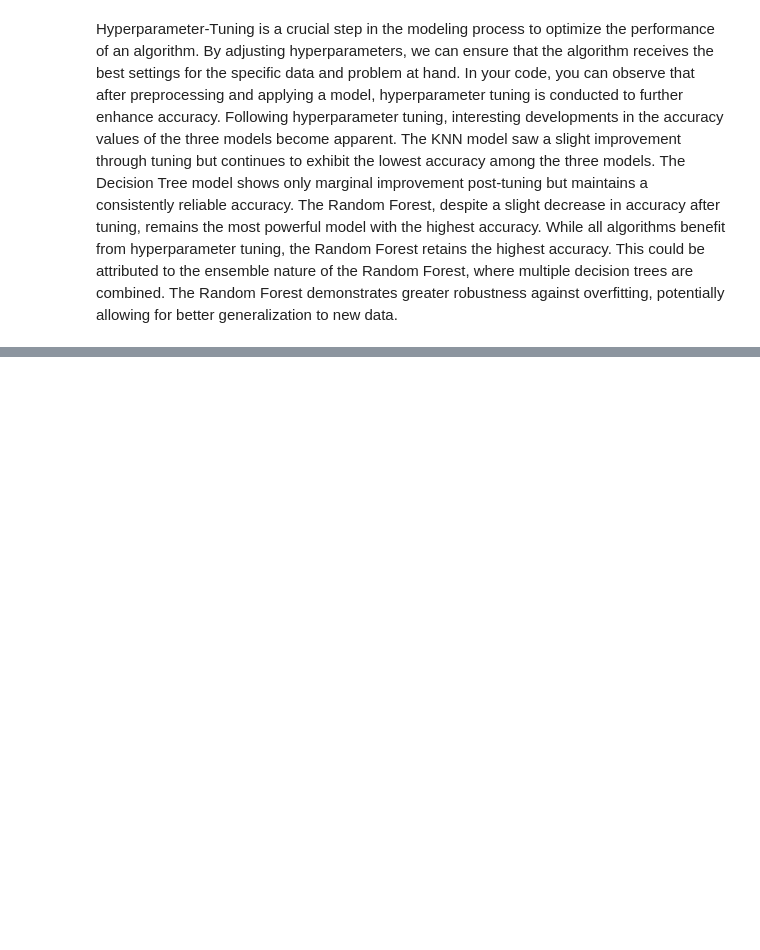
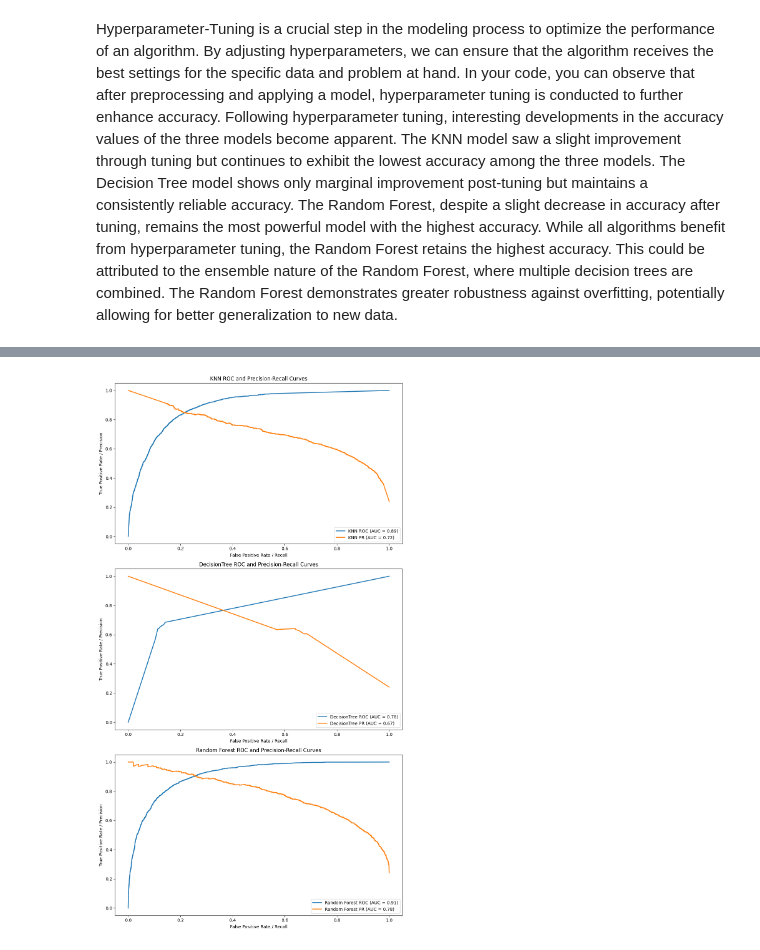
Before and after one commit to SamuelSonnenwald/GuteGruppeML, a Jupyter notebook: ML Group 2/ML_Group_2_EDA.ipynb, the cells around one changed output, grey strips where cells are left out. Saved outputs shown, nothing was run; the diff lists cells and outputs as text; code cells hidden in the pictures; blank space fills up the shorter version.

```diff
--- a/ML Group 2/ML_Group_2_EDA.ipynb
+++ b/ML Group 2/ML_Group_2_EDA.ipynb
@@ -614,3 +595,38 @@ plot_roc_curves(target_test, estimator_predictions, estimator_list, names)
+# %%
+def plot_roc_pr_curves(y_true, estimator_predictions, fitted_estimators, classifier_names):
+    num_classifiers = len(classifier_names)
+
+    fig, axes = plt.subplots(nrows=num_classifiers, ncols=1, figsize=(10, 6 * num_classifiers))
+
+    for i, (estimator, classifier_name, predictions) in enumerate(zip(fitted_estimators, classifier_names, estimator_predictions)):
+        # Use predict_proba to get the predicted probabilities
+        y_pred_proba = estimator.predict_proba(data_test)
+
+        # ROC Curve
+        fpr, tpr, _ = roc_curve(y_true, y_pred_proba[:, 1])
+        roc_auc = roc_auc_score(y_true, y_pred_proba[:, 1])
+
+        # Precision-Recall Curve
+        precision, recall, _ = precision_recall_curve(y_true, y_pred_proba[:, 1])
+        pr_auc = auc(recall, precision)
+
+        # Plot ROC Curve
+        axes[i].plot(fpr, tpr, lw=2, label=f'{classifier_name} ROC (AUC = {roc_auc:.2f})')
+
+        # Plot Precision-Recall Curve on the same plot
+        axes[i].plot(recall, precision, lw=2, label=f'{classifier_name} PR (AUC = {pr_auc:.2f})')
+
+        axes[i].set_xlabel('False Positive Rate / Recall')
+        axes[i].set_ylabel('True Positive Rate / Precision')
+        axes[i].set_title(f'{classifier_name} ROC and Precision-Recall Curves')
+        axes[i].legend(loc='lower right')
+
+    plt.tight_layout()
+    plt.show()
+
+plot_roc_pr_curves(target_test, estimator_predictions, estimator_list, names)
+# %% [output]
+[figure, added]
 # %%
 # best model is Random Forest. But with 100 trees and a depth of 50 not explainable.
 #turn to an easy to explain model & take a closer look on how knn changes with different n-neighbors
```
Also changed, not shown: parts of 11 cells of this notebook, 2 other files.
